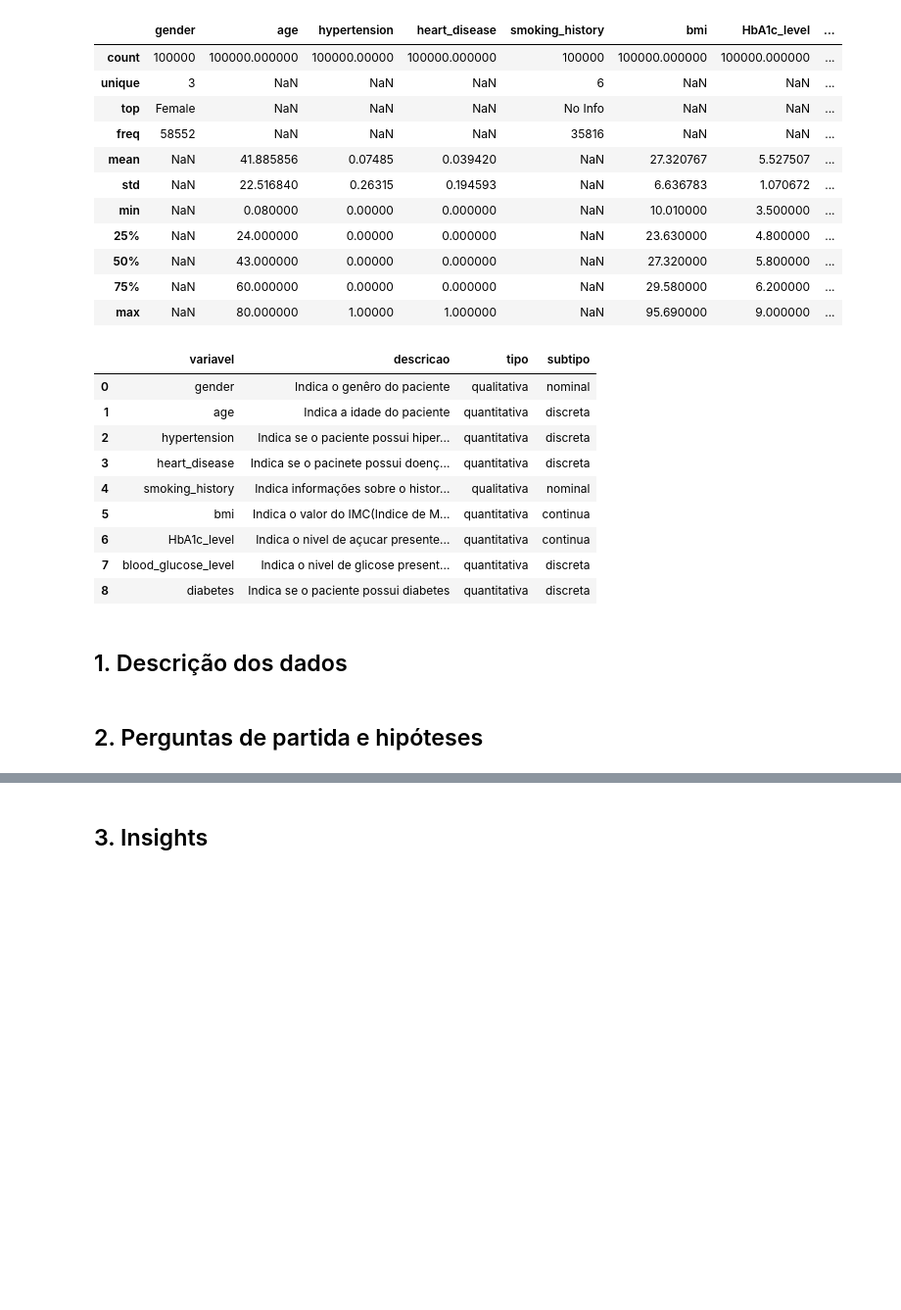
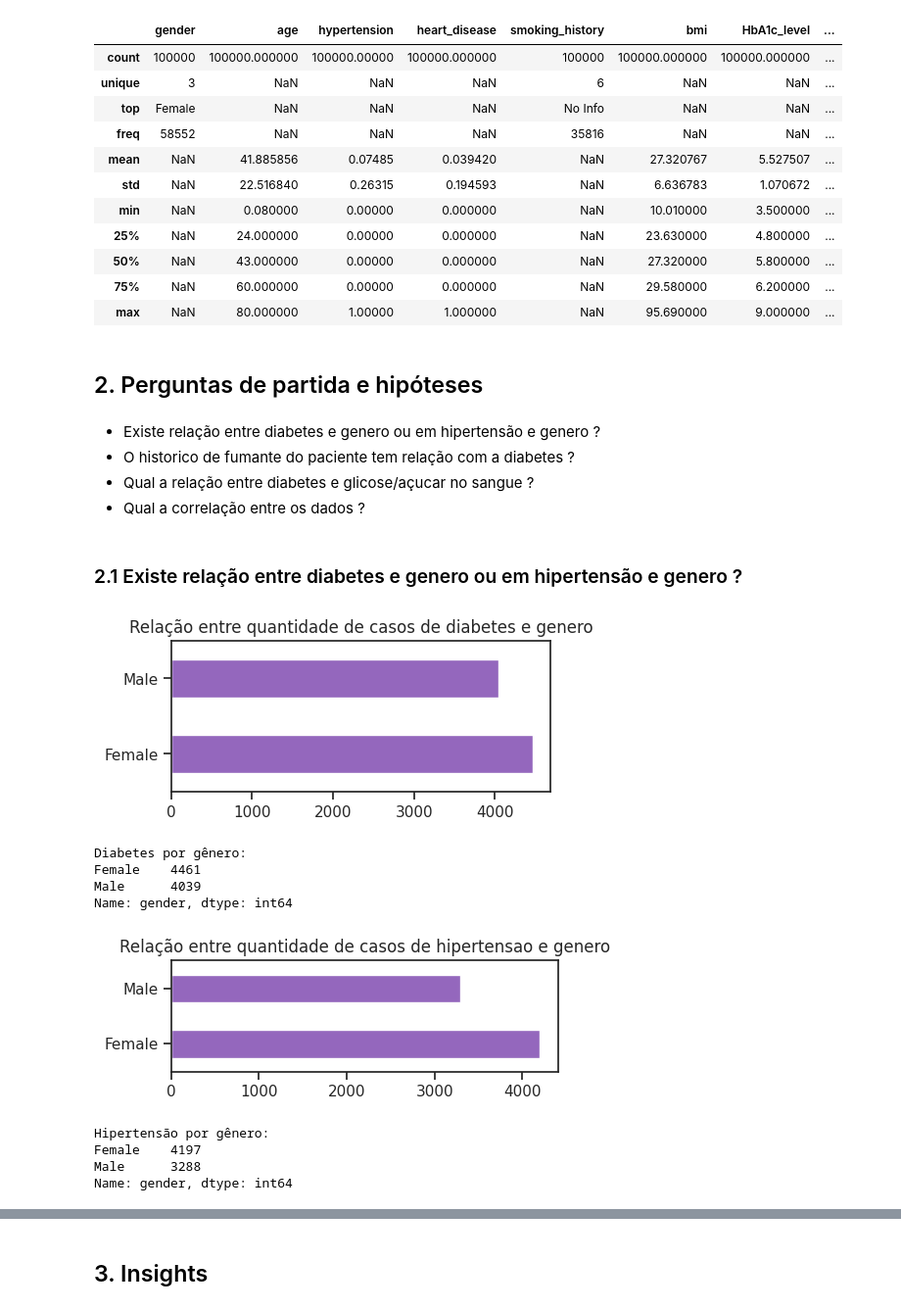
Before and after one commit to atlantico-academy/equipe2-2014.2, a Jupyter notebook: notebooks/01-exploratory_data_analysis.ipynb, the cells around one changed output, grey strips where cells are left out. Shown at 98% size. Drawn from its saved outputs; the diff is of its cells as text; code cells hidden in the pictures; blank space fills up the shorter version.

Commit message:
update notebook 01-exploratory_data_analysis.ipynb

```diff
--- a/notebooks/01-exploratory_data_analysis.ipynb
+++ b/notebooks/01-exploratory_data_analysis.ipynb
@@ -9,3 +9,7 @@ from pathlib import Path
 import numpy as np
 import seaborn as sns
 from matplotlib.colors import LinearSegmentedColormap
+colors = ["#9467bd", "#057476", "#FF7A00"]
+# sns.set_style("whitegrid")
+sns.set_theme(style="ticks")
+sns.set_palette(sns.color_palette(colors))
@@ -89,22 +118,42 @@ df.describe(include = 'all')
 | 50% | NaN | 43.000000 | 0.00000 | 0.000000 | NaN | 27.320000 | 5.800000 | ... |
 | 75% | NaN | 60.000000 | 0.00000 | 0.000000 | NaN | 29.580000 | 6.200000 | ... |
 | max | NaN | 80.000000 | 1.00000 | 1.000000 | NaN | 95.690000 | 9.000000 | ... |
-# %%
-dict = Path("../data/external/dictionary.csv", index = False)
-dicionario = pd.read_csv(dict, sep=',')
-dicionario
-# %% [output]
-|  | variavel | descricao | tipo | subtipo |
-| 0 | gender | Indica o genêro do paciente | qualitativa | nominal |
-| 1 | age | Indica a idade do paciente | quantitativa | discreta |
-| 2 | hypertension | Indica se o paciente possui hiper... | quantitativa | discreta |
-| 3 | heart_disease | Indica se o pacinete possui doenç... | quantitativa | discreta |
-| 4 | smoking_history | Indica informações sobre o histor... | qualitativa | nominal |
-| 5 | bmi | Indica o valor do IMC(Indice de M... | quantitativa | continua |
-| 6 | HbA1c_level | Indica o nivel de açucar presente... | quantitativa | continua |
-| 7 | blood_glucose_level | Indica o nivel de glicose present... | quantitativa | discreta |
-| 8 | diabetes | Indica se o paciente possui diabetes | quantitativa | discreta |
-# %% [markdown]
-## 1. Descrição dos dados
 # %% [markdown]
 ## 2. Perguntas de partida e hipóteses
+# %% [markdown]
+- Existe relação entre diabetes e genero ou em hipertensão e genero ?
+- O historico de fumante do paciente tem relação com a diabetes ?
+- Qual a relação entre diabetes e glicose/açucar no sangue ?
+- Qual a correlação entre os dados ?
+# %% [markdown]
+### 2.1 Existe relação entre diabetes e genero ou em hipertensão e genero ?
+# %%
+#CRIANDO GRAFICO Relação entre quantiade de casos de diabetes e genero
+plt.figure(figsize=(5, 2))
+#SOMANDO OS BOOLEANOS E FILTRANDO POR GENERO
+diabetes_por_genero = df[df['diabetes'] == True]['gender'].value_counts()
+plt.title('Relação entre quantidade de casos de diabetes e genero')
+diabetes_por_genero.plot(kind='barh', color=["#9467bd"])
+plt.show()
+print(f"Diabetes por gênero:\n{diabetes_por_genero}\n")
+
+#CRIANDO GRAFICO Relação entre quantidade de casos de hipertensao e genero
+plt.figure(figsize=(5, 2))
+#SOMANDO OS BOOLEANOS E FILTRANDO POR GENERO
+hipertensao_por_genero = df[df['hypertension'] == True]['gender'].value_counts()
+plt.title('Relação entre quantidade de casos de hipertensao e genero')
+hipertensao_por_genero.plot(kind='barh', color=["#9467bd"])
+plt.tight_layout()
+plt.show()
+print(f"Hipertensão por gênero:\n{hipertensao_por_genero}\n")#1f77b4'
+# %% [output]
+[figure, added]
+Diabetes por gênero:
+Female    4461
+Male      4039
+Name: gender, dtype: int64
+[figure, added]
+Hipertensão por gênero:
+Female    4197
+Male      3288
+Name: gender, dtype: int64
```
Also changed, not shown: parts of 23 cells of this notebook.
